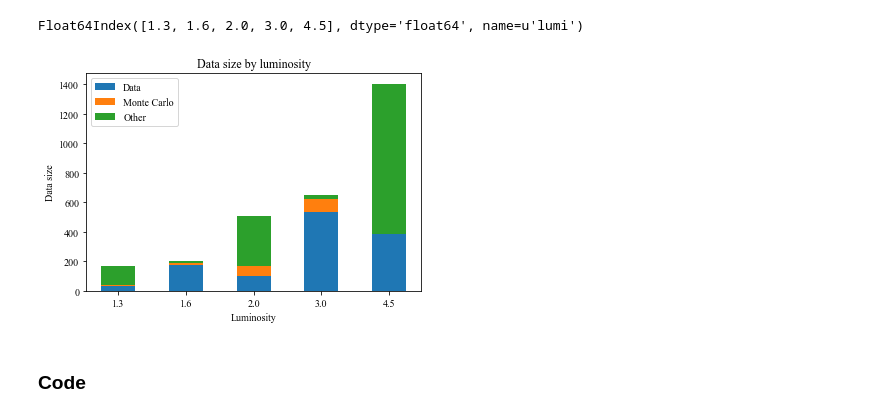
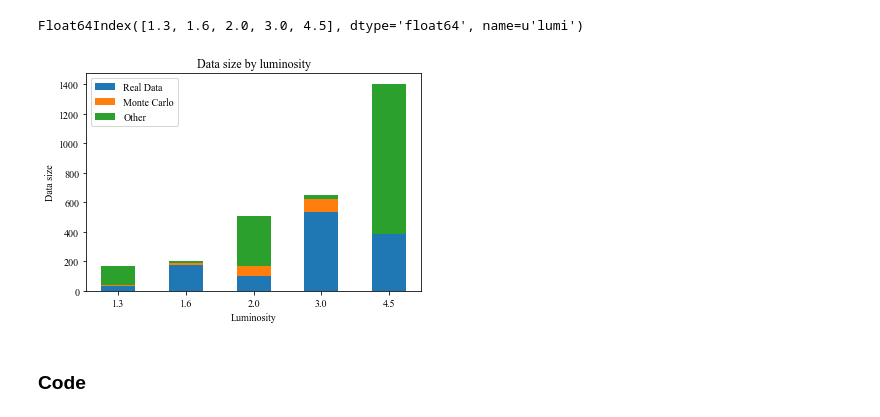
Before and after one commit to atrisovic/thesis-plots, a Jupyter notebook: lhcb-apr-meeting-2017.ipynb, the cells around one changed output. Cells and saved outputs as stored; diff of their text form; code cells hidden in the pictures.

```diff
--- a/lhcb-apr-meeting-2017.ipynb
+++ b/lhcb-apr-meeting-2017.ipynb
@@ -85,21 +85,21 @@ Float64Index([1.3, 1.6, 2.0, 3.0, 4.5], dtype='float64', name=u'lumi')
 # %%
 N = len(nframe.index)
 ind = np.arange(N)
 width = 0.50
 
 p1 = plt.bar(ind, nframe['data'], width)
 p2 = plt.bar(ind, nframe['mc'], width, bottom=nframe['data'])
 p3 = plt.bar(ind, nframe['other'], width, bottom=nframe['data']+nframe['mc'])
 
 plt.ylabel('Data size')
 plt.title('Data size by luminosity')
 plt.xlabel('Luminosity')
 plt.xticks(ind, (nframe.index))
-plt.legend((p1[0], p2[0], p3[0]), ('Data', 'Monte Carlo', 'Other'))
+plt.legend((p1[0], p2[0], p3[0]), ('Real Data', 'Monte Carlo', 'Other'))
 
 plt.show()
 # %% [output]
-[figure, old version]
+[figure, new version]
 # %% [markdown]
 ### Code
 # %%
```
Also changed, not shown: 1 other file.
